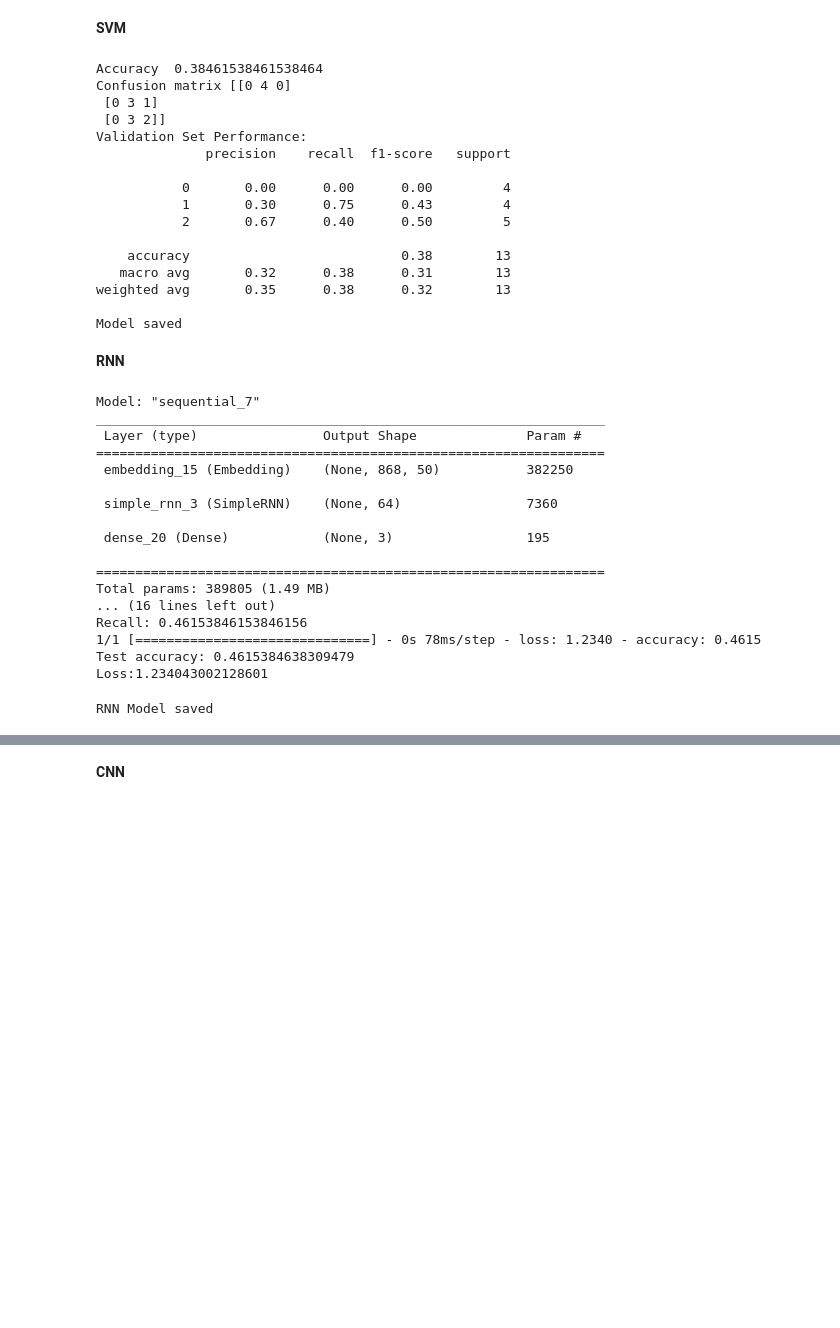
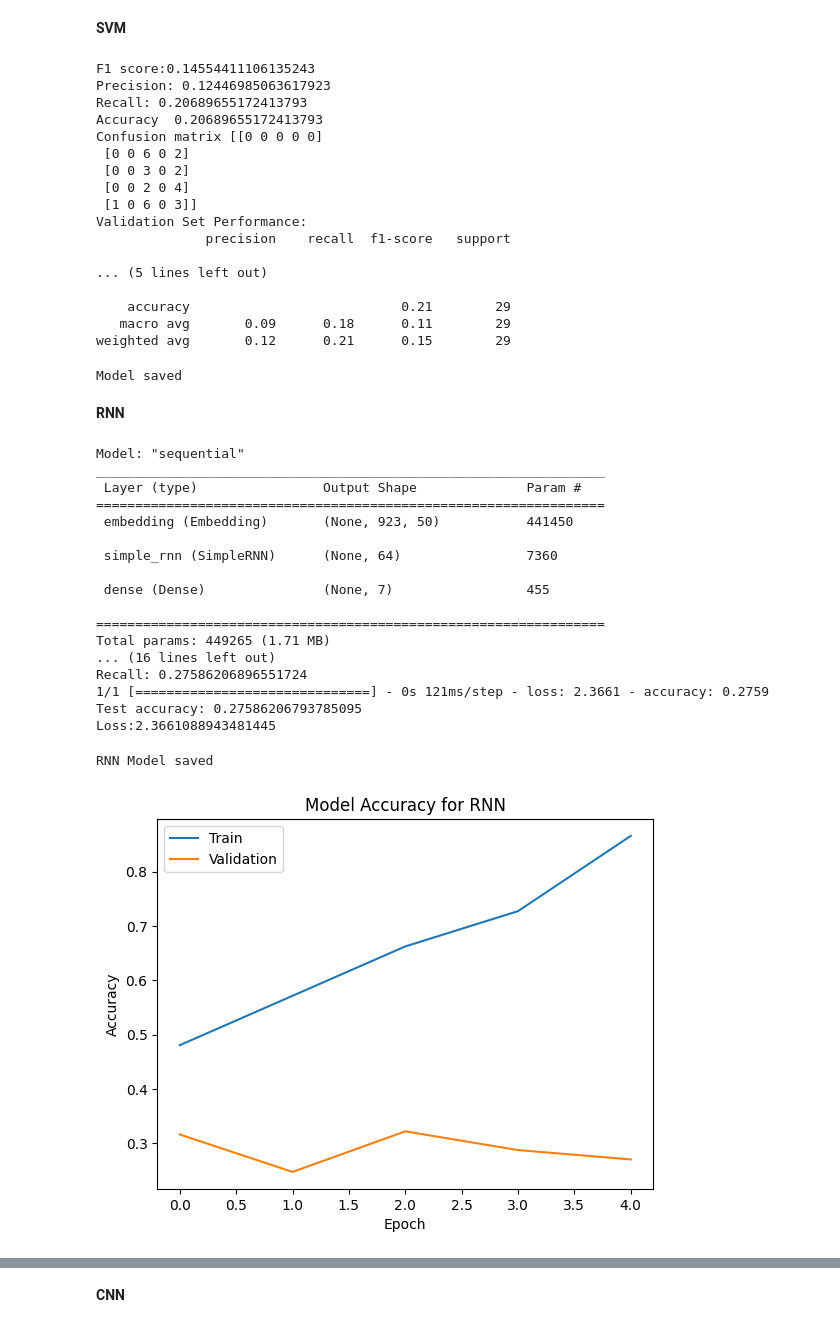
Before and after one commit to Madhuri301991/Deep_Learning_Assignment, a Jupyter notebook: PartA.ipynb, the cells around one changed output, grey strips where cells are left out. Drawn from its saved outputs; the diff is of its cells as text; code cells hidden in the pictures; blank space fills up the shorter version.

```diff
--- a/PartA.ipynb
+++ b/PartA.ipynb
@@ -74,8 +67,9 @@ def preprocess(train_df, test_df):
 
     # Drop rows where 'Lyrics' or 'Genre' is missing in the training set, and 'Lyrics' is missing in the test set
     train_df.dropna(subset=["Lyrics", "Genre"], inplace=True)
-    test_df.dropna(subset=["Lyrics"], inplace=True)
-
+    test_df.dropna(subset=["Lyrics","Genre"], inplace=True)
+    #train_df.dropna(subset=["Lyrics", "Genre"], axis=1)
+    #test_df.dropna(subset=["Lyrics"], axis=1)
     # Convert 'Lyrics' to lowercase
     train_df['Lyrics'] = train_df['Lyrics'].astype(str).str.lower()
     test_df['Lyrics'] = test_df['Lyrics'].astype(str).str.lower()
@@ -125,7 +119,7 @@ def document_vector(word2vec_model, doc):
 # %% [markdown]
 **SVM**
 # %%
-train_df = pd.read_csv('/content/drive/MyDrive/Deep_Learning_Assignment/dataset/Multilingual/Part1_train.csv')
+train_df = pd.read_csv('/content/drive/MyDrive/Deep_Learning_Assignment/dataset/Multilingual/Part1train.csv')
 test_df = pd.read_csv('/content/drive/MyDrive/Deep_Learning_Assignment/dataset/Multilingual/test_half.csv')
 
 train_df,test_df=preprocess(train_df,test_df)
@@ -138,6 +132,19 @@ svm_classifier = LinearSVC(C=1.0, random_state=42)
 svm_classifier.fit(train_vec,train_encoded_labels)
 
 y_pred = svm_classifier.predict(test_vec)
+
+#find the F1 score
+
+f1=f1_score(test_encoded_labels,y_pred,average='weighted')
+print(f"F1 score:{f1}")
+
+# Calculate Precision and Recall
+precision = precision_score(test_encoded_labels,y_pred, average='weighted')
+recall = recall_score(test_encoded_labels,y_pred, average='weighted')
+
+print(f'Precision: {precision}')
+print(f'Recall: {recall}')
+
 accuracy = accuracy_score(test_encoded_labels, y_pred)
 print("Accuracy ",accuracy)
 # Evaluate the model
@@ -154,26 +161,28 @@ with open(model_file,'wb') as f:
 
 print("Model saved")
 # %% [output]
-Accuracy  0.38461538461538464
-Confusion matrix [[0 4 0]
- [0 3 1]
- [0 3 2]]
+F1 score:0.14554411106135243
+Precision: 0.12446985063617923
+Recall: 0.20689655172413793
+Accuracy  0.20689655172413793
+Confusion matrix [[0 0 0 0 0]
+ [0 0 6 0 2]
+ [0 0 3 0 2]
+ [0 0 2 0 4]
+ [1 0 6 0 3]]
 Validation Set Performance:
               precision    recall  f1-score   support
 
-           0       0.00      0.00      0.00         4
-           1       0.30      0.75      0.43         4
-           2       0.67      0.40      0.50         5
+... (5 lines left out)
 
-    accuracy                           0.38        13
-   macro avg       0.32      0.38      0.31        13
-weighted avg       0.35      0.38      0.32        13
-
-Model saved
+    accuracy                           0.21        29
+   macro avg       0.09      0.18      0.11        29
+weighted avg       0.12      0.21      0.15        29
+Model saved
 # %% [markdown]
 **RNN**
 # %%
-train_df = pd.read_csv('/content/drive/MyDrive/Deep_Learning_Assignment/dataset/Multilingual/Part1_train.csv')
+train_df = pd.read_csv('/content/drive/MyDrive/Deep_Learning_Assignment/dataset/Multilingual/Part1train.csv')
 test_df = pd.read_csv('/content/drive/MyDrive/Deep_Learning_Assignment/dataset/Multilingual/test_half.csv')
 
 train_df,test_df=preprocess(train_df,test_df)
@@ -194,40 +203,50 @@ rnn=rnn_model.fit(train_data, train_labels, epochs=5,batch_size=32,validation_sp
 #find the F1 score
 y_pred_prob=rnn_model.predict(test_data)
 y_pred=np.argmax(y_pred_prob,axis=1)
 y_true=np.argmax(test_labels,axis=1)
 f1=f1_score(y_true,y_pred,average='weighted')
 print(f"F1 score:{f1}")
 # Calculate Precision and Recall
 precision = precision_score(y_true, y_pred, average='weighted')
 recall = recall_score(y_true, y_pred, average='weighted')
 
 print(f'Precision: {precision}')
 print(f'Recall: {recall}')
 
 #check the accuracy
 lo, acc = rnn_model.evaluate(test_data, test_labels)
 print(f'Test accuracy: {acc}')
 print(f'Loss:{lo}')
+
+# Plot training & validation accuracy values
+plt.plot(rnn.history['accuracy'])
+plt.plot(rnn.history['val_accuracy'])
+plt.title('Model Accuracy for RNN')
+plt.ylabel('Accuracy')
+plt.xlabel('Epoch')
+plt.legend(['Train', 'Validation'], loc='upper left')
+
 #Save the model
 rnn_model.save("/content/drive/MyDrive/Deep_Learning_Assignment/saved_models/RNN_new_model.h5")
 print("RNN Model saved")
 # %% [output]
-Model: "sequential_7"
+Model: "sequential"
 _________________________________________________________________
  Layer (type)                Output Shape              Param #
 =================================================================
- embedding_15 (Embedding)    (None, 868, 50)           382250
+ embedding (Embedding)       (None, 923, 50)           441450
 
- simple_rnn_3 (SimpleRNN)    (None, 64)                7360
+ simple_rnn (SimpleRNN)      (None, 64)                7360
 
- dense_20 (Dense)            (None, 3)                 195
+ dense (Dense)               (None, 7)                 455
 
 =================================================================
-Total params: 389805 (1.49 MB)
+Total params: 449265 (1.71 MB)
 ... (16 lines left out)
-Recall: 0.46153846153846156
-1/1 [==============================] - 0s 78ms/step - loss: 1.2340 - accuracy: 0.4615
-Test accuracy: 0.4615384638309479
-Loss:1.234043002128601
+Recall: 0.27586206896551724
+1/1 [==============================] - 0s 121ms/step - loss: 2.3661 - accuracy: 0.2759
+Test accuracy: 0.27586206793785095
+Loss:2.3661088943481445
 RNN Model saved
+[figure, added]
 # %% [markdown]
```
Also changed, not shown: parts of 21 cells of this notebook, 2 other files.
